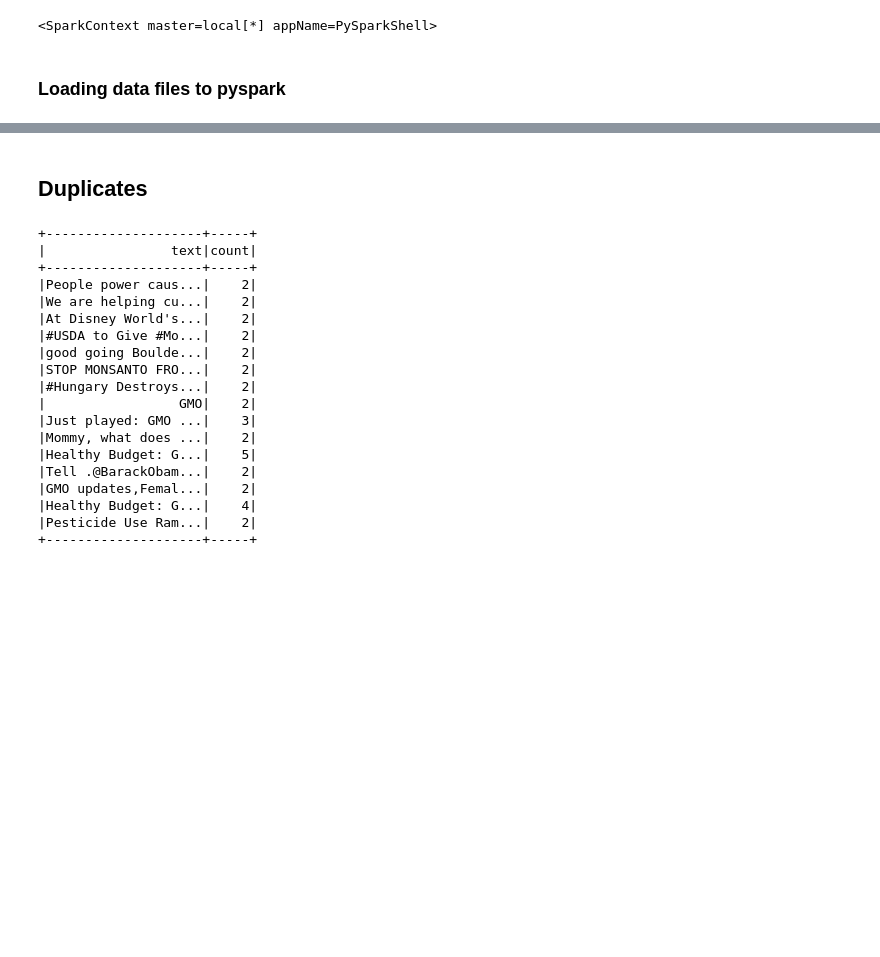
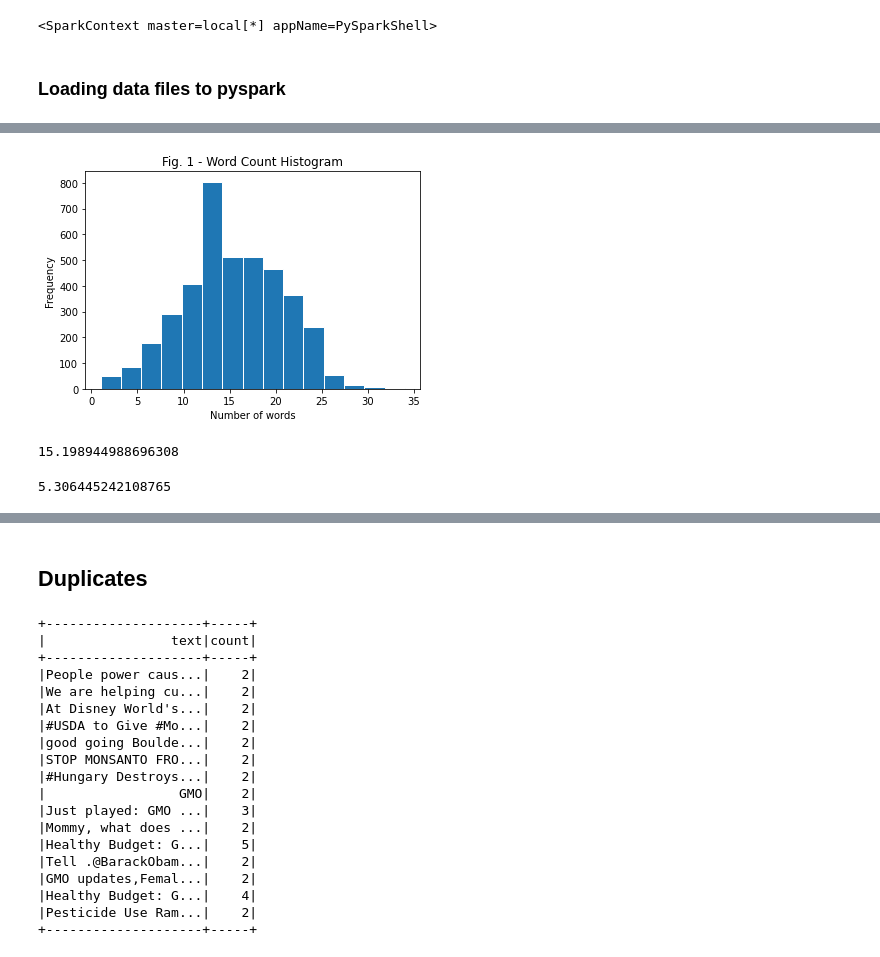
Before and after one commit to Carloselrecharlie/CA2_2ndSem, a Jupyter notebook: CA2_2ndSem.ipynb, the cells around one changed output, grey strips where cells are left out. Saved outputs shown, nothing was run; the diff lists cells and outputs as text; code cells hidden in the pictures; blank space fills up the shorter version.

```diff
--- a/CA2_2ndSem.ipynb
+++ b/CA2_2ndSem.ipynb
@@ -125,0 +126,3 @@ tweets.take(1)
+# %%
+#converting df to an RDD
+tweetsRdd = tweetsDf.rdd
@@ -125,0 +144,22 @@ tweets.take(1)
+# %%
+#counting the number of words in each tweet by splitting text
+wordCounts= tweetsRdd.map(lambda row: len(row.text.split())).collect()
+
+#plotting the histogram
+plt.hist(wordCounts, bins=15, edgecolor='white')
+plt.xlabel('Number of words')
+plt.ylabel('Frequency')
+plt.title('Fig. 1 - Word Count Histogram')
+plt.show()
+# %% [output]
+[figure, added]
+# %%
+#average number of words per tweet
+sum(wordCounts)/len(wordCounts)
+# %% [output]
+15.198944988696308
+# %%
+#standar deviation
+np.std(wordCounts)
+# %% [output]
+5.306445242108765
```
Also changed, not shown: parts of 31 cells of this notebook.
